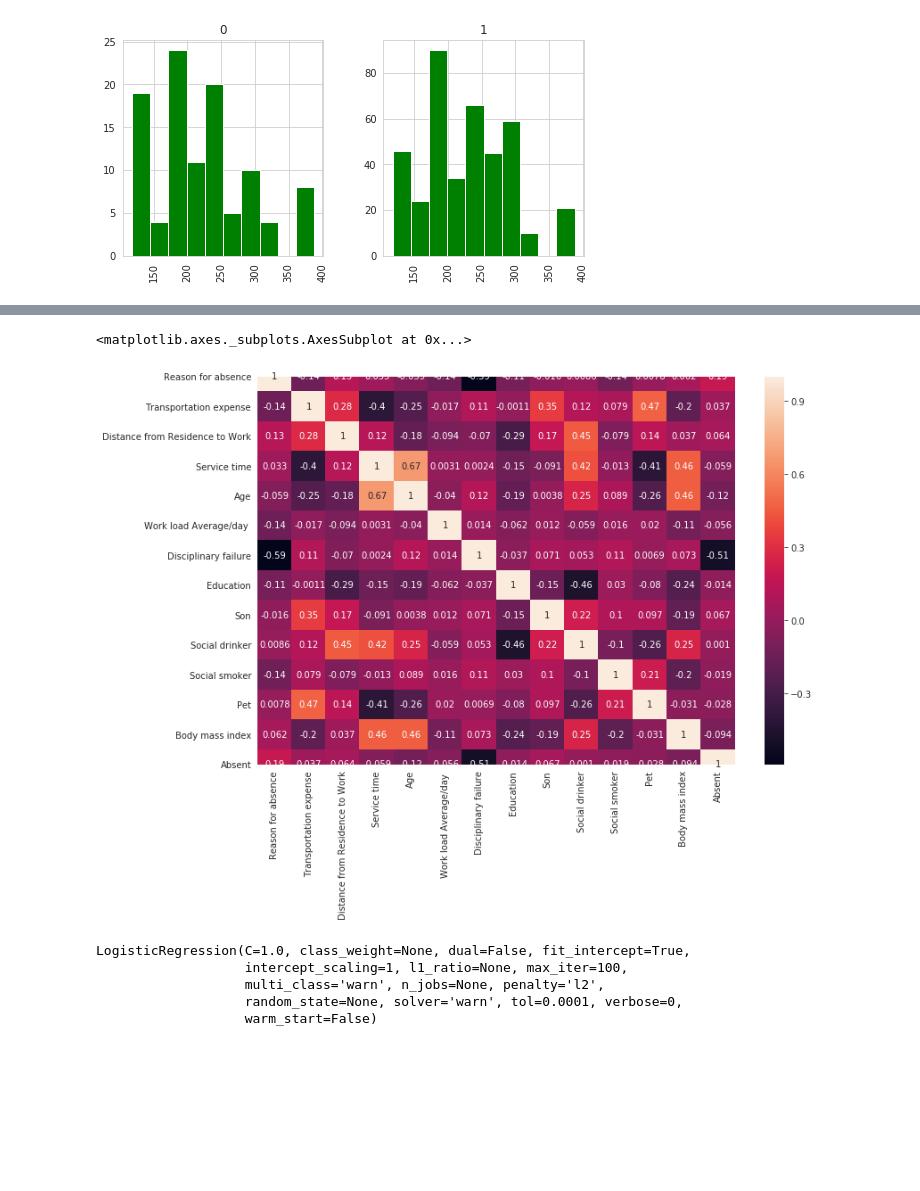
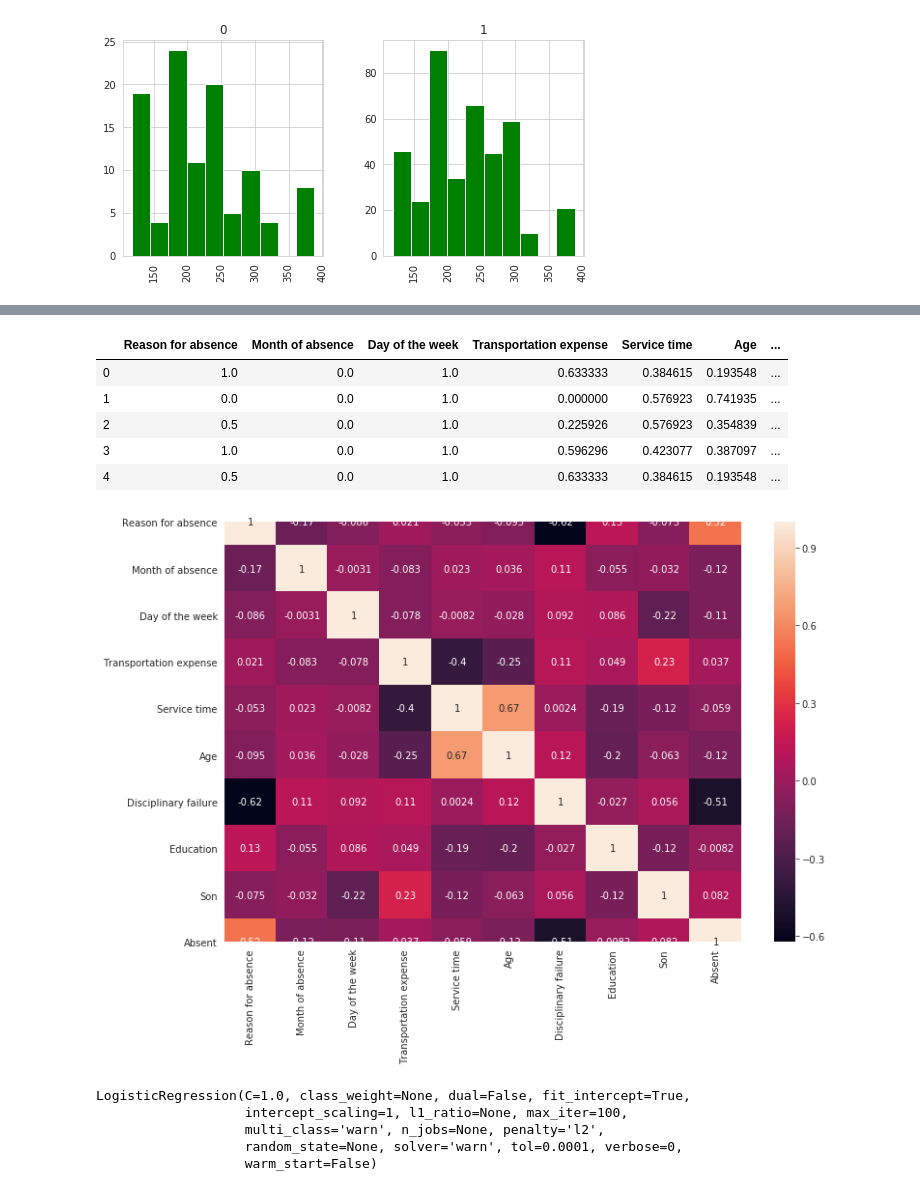
Before and after one commit to ricardomilhazes/AEC-1920, a Jupyter notebook: TP2/DataPreparation.ipynb, the cells around one changed output, grey strips where cells are left out. Saved outputs shown, nothing was run; the diff lists cells and outputs as text; code cells hidden in the pictures; blank space fills up the shorter version.

Commit message:
data preparation

```diff
--- a/TP2/DataPreparation.ipynb
+++ b/TP2/DataPreparation.ipynb
@@ -94,3 +140,9 @@ plt.legend(bbox_to_anchor=(1.05, 1), loc=2, borderaxespad=0.)
 # %% [output]
 <matplotlib.legend.Legend at 0x...>
 [figure]
+# %%
+train["Day of the week"] = train["Day of the week"].apply(lambda x: 0 if x in [2,6] else 1)
+test["Day of the week"] = test["Day of the week"].apply(lambda x: 0 if x in [2,6] else 1)
+sns.set_style('whitegrid')
+sns.countplot(x='Absent',hue='Day of the week',data=train,palette='rainbow')
+plt.legend(bbox_to_anchor=(1.05, 1), loc=2, borderaxespad=0.)
@@ -97,4 +154,6 @@ plt.legend(bbox_to_anchor=(1.05, 1), loc=2, borderaxespad=0.)
 # %%
+train["Seasons"] = train["Seasons"].apply(lambda x: 0 if x in [1,2] else 1)
+test["Seasons"] = test["Seasons"].apply(lambda x: 0 if x in [1,2] else 1)
 sns.set_style('whitegrid')
 sns.countplot(x='Absent',hue='Seasons',data=train,palette='rainbow')
 plt.legend(bbox_to_anchor=(1.05, 1), loc=2, borderaxespad=0.)
@@ -151,0 +230,4 @@ sns.boxplot(x='Absent',y='Service time',data=train,palette='winter')
+# %%
+train.drop(['ID', 'Pet', 'Social smoker', 'Social drinker'],axis=1,inplace=True)
+test.drop(['ID', 'Pet', 'Social smoker', 'Social drinker'],axis=1,inplace=True)
+train.head()
@@ -158,3 +246,0 @@ sns.heatmap(train.corr(),annot=True)
-# %%
-train.drop('ID',axis=1,inplace=True)
-train.info()
@@ -179,22 +256,34 @@ memory usage: 78.2 KB
 # %%
 from sklearn.model_selection import train_test_split
+from sklearn import preprocessing
 
+
+min_max_scaler = preprocessing.MinMaxScaler()
 train = pd.DataFrame(min_max_scaler.fit_transform(train), columns=train.columns, index=train.index)
 
-X_train, X_test, y_train, y_test = train_test_split(train.drop(['Absent','Month of absence', 'Day of the week', 'Seasons', 'Weight', 'Height', 'Hit target'],axis=1),
+
+train = train.drop([ 'Seasons', 'Weight', 'Height', 'Work load Average/day ', 'Distance from Residence to Work', 'Body mass index','Hit target'],axis=1)
+
+X_train, X_test, y_train, y_test = train_test_split(train.drop(['Absent'],axis=1),
                                                     train['Absent'], test_size=0.30,
                                                     random_state=101)
 
 weight0 = 0.5
 num1 = sum(y_train)
 num0 = len(y_train) - num1
 
 weights= [(1-weight0)/num1 if a == 1 else weight0/num0 for a in y_train]
 plt.figure(figsize=(12,8))
-sns.heatmap(train.drop(['Month of absence', 'Day of the week', 'Seasons', 'Weight', 'Height', 'Hit target'],axis=1).corr(),annot=True)
+sns.heatmap(train.corr(),annot=True)
+train.head()
 # %% [output]
-<matplotlib.axes._subplots.AxesSubplot at 0x...>
+|  | Reason for absence | Month of absence | Day of the week | Transportation expense | Service time | Age | ... |
+| 0 | 1.0 | 0.0 | 1.0 | 0.633333 | 0.384615 | 0.193548 | ... |
+| 1 | 0.0 | 0.0 | 1.0 | 0.000000 | 0.576923 | 0.741935 | ... |
+| 2 | 0.5 | 0.0 | 1.0 | 0.225926 | 0.576923 | 0.354839 | ... |
+| 3 | 1.0 | 0.0 | 1.0 | 0.596296 | 0.423077 | 0.387097 | ... |
+| 4 | 0.5 | 0.0 | 1.0 | 0.633333 | 0.384615 | 0.193548 | ... |
-[figure, old version]
+[figure, new version]
 # %%
 from sklearn.linear_model import LogisticRegression
 logmodel = LogisticRegression()
```
Also changed, not shown: parts of 44 cells of this notebook.
